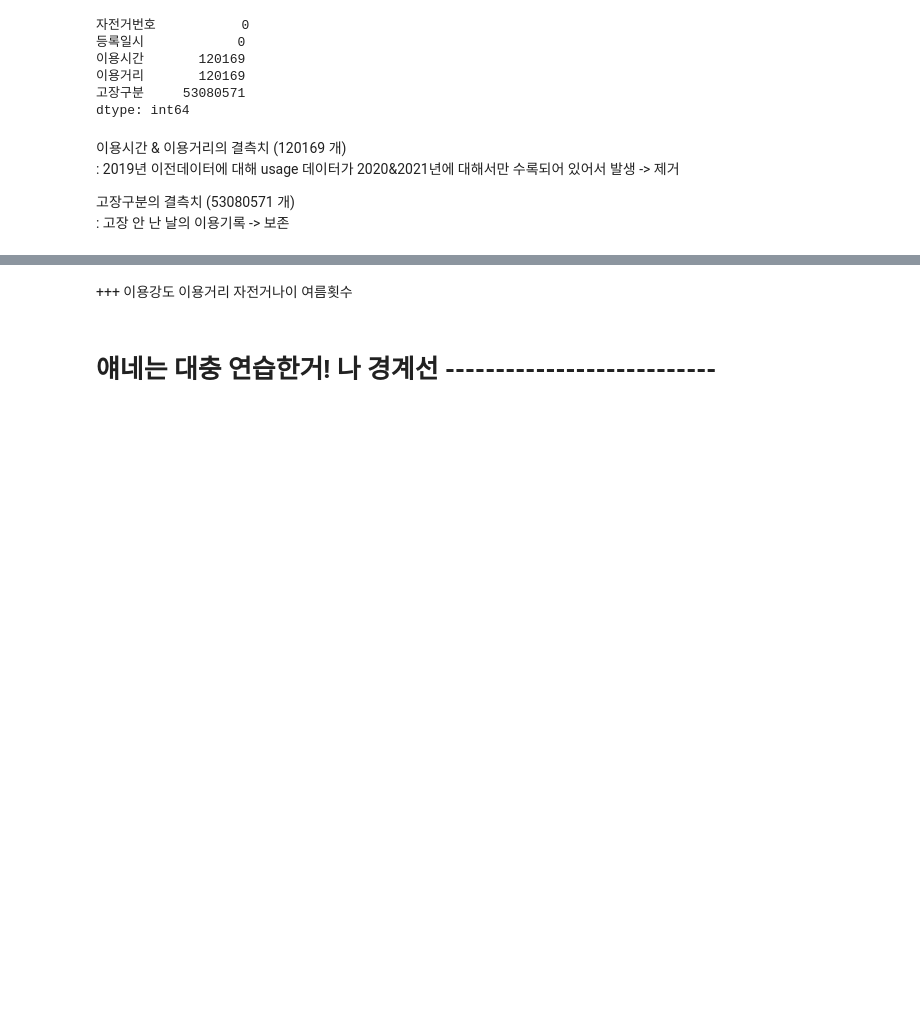
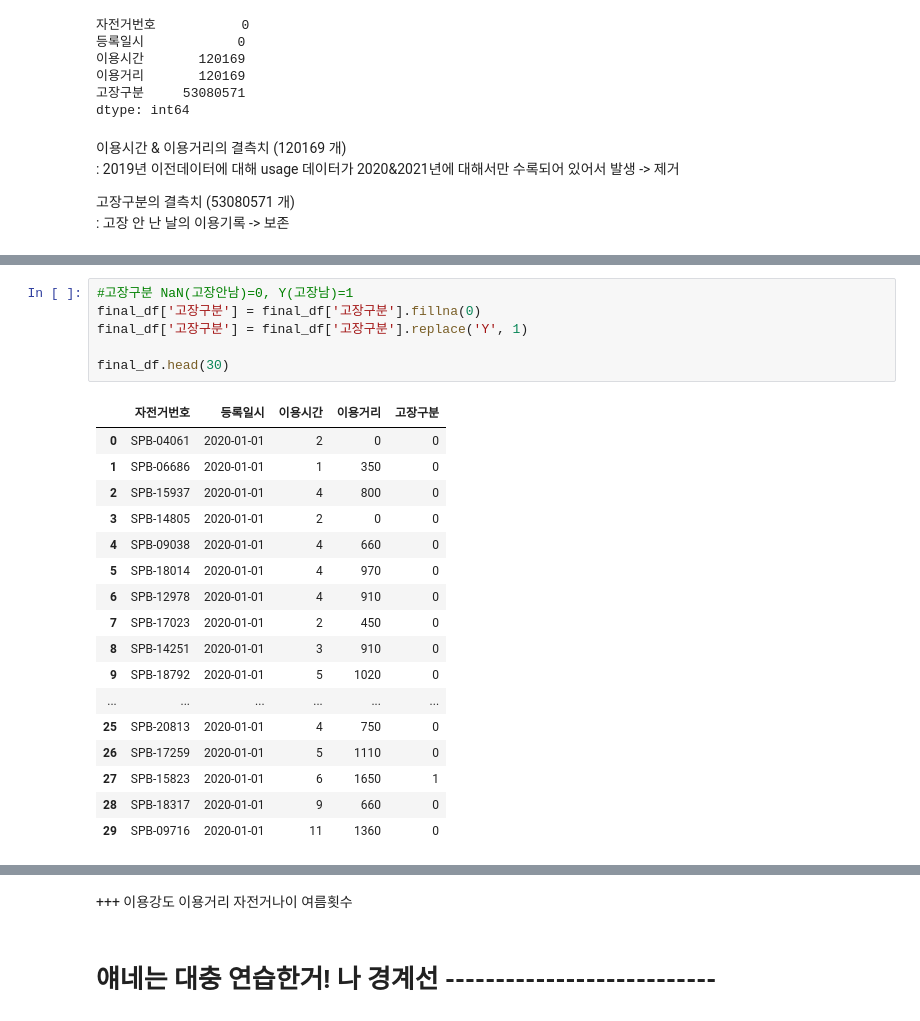
Before and after one commit to jwpark0625/ML_Project, a Jupyter notebook: usage_precleaning.ipynb, the cells around one changed output, grey strips where cells are left out. Drawn from its saved outputs; the diff is of its cells as text; blank space fills up the shorter version.

```diff
--- a/usage_precleaning.ipynb
+++ b/usage_precleaning.ipynb
@@ -166,3 +169,27 @@ final_df.head(30)
 | 27 | SPB-15823 | 2020-01-01 | 6 | 1650 | Y |
 | 28 | SPB-18317 | 2020-01-01 | 9 | 660 | NaN |
 | 29 | SPB-09716 | 2020-01-01 | 11 | 1360 | NaN |
+# %%
+#고장구분 NaN(고장안남)=0, Y(고장남)=1
+final_df['고장구분'] = final_df['고장구분'].fillna(0)
+final_df['고장구분'] = final_df['고장구분'].replace('Y', 1)
+
+final_df.head(30)
+# %% [output]
+|  | 자전거번호 | 등록일시 | 이용시간 | 이용거리 | 고장구분 |
+| 0 | SPB-04061 | 2020-01-01 | 2 | 0 | 0 |
+| 1 | SPB-06686 | 2020-01-01 | 1 | 350 | 0 |
+| 2 | SPB-15937 | 2020-01-01 | 4 | 800 | 0 |
+| 3 | SPB-14805 | 2020-01-01 | 2 | 0 | 0 |
+| 4 | SPB-09038 | 2020-01-01 | 4 | 660 | 0 |
+| 5 | SPB-18014 | 2020-01-01 | 4 | 970 | 0 |
+| 6 | SPB-12978 | 2020-01-01 | 4 | 910 | 0 |
+| 7 | SPB-17023 | 2020-01-01 | 2 | 450 | 0 |
+| 8 | SPB-14251 | 2020-01-01 | 3 | 910 | 0 |
+| 9 | SPB-18792 | 2020-01-01 | 5 | 1020 | 0 |
+| ... | ... | ... | ... | ... | ... |
+| 25 | SPB-20813 | 2020-01-01 | 4 | 750 | 0 |
+| 26 | SPB-17259 | 2020-01-01 | 5 | 1110 | 0 |
+| 27 | SPB-15823 | 2020-01-01 | 6 | 1650 | 1 |
+| 28 | SPB-18317 | 2020-01-01 | 9 | 660 | 0 |
+| 29 | SPB-09716 | 2020-01-01 | 11 | 1360 | 0 |
```
Also changed, not shown: parts of 26 cells of this notebook.
